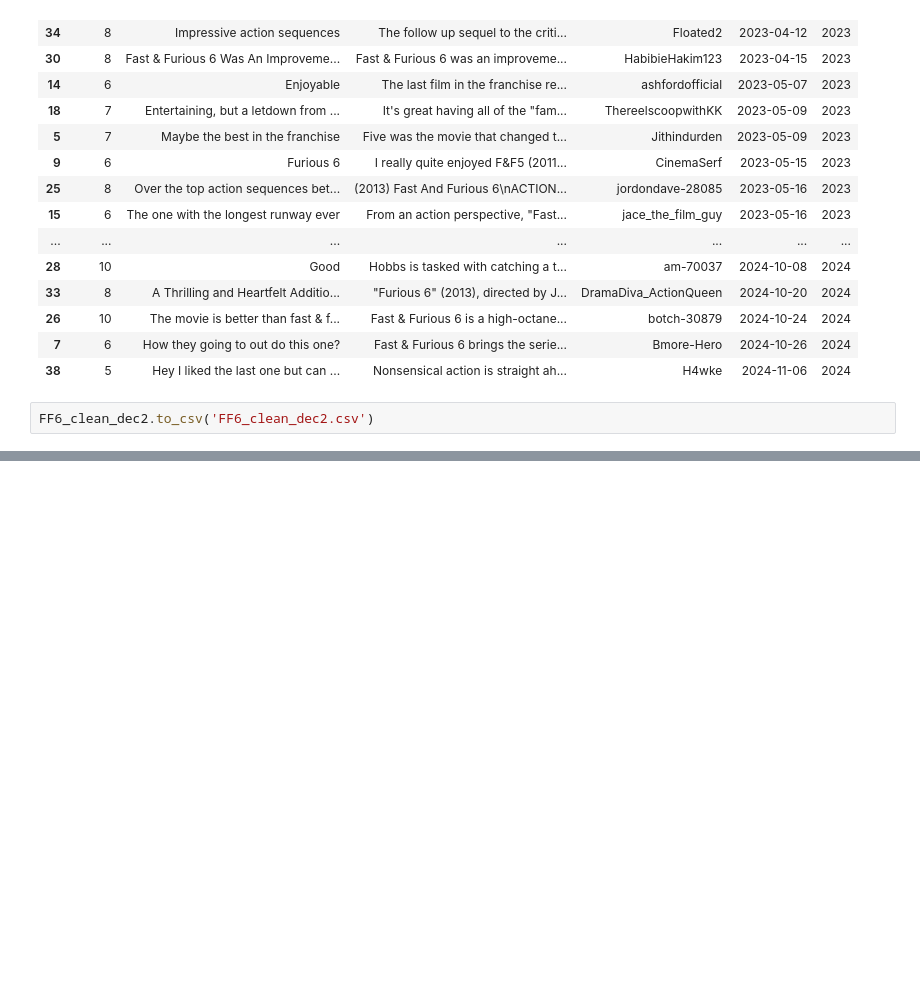
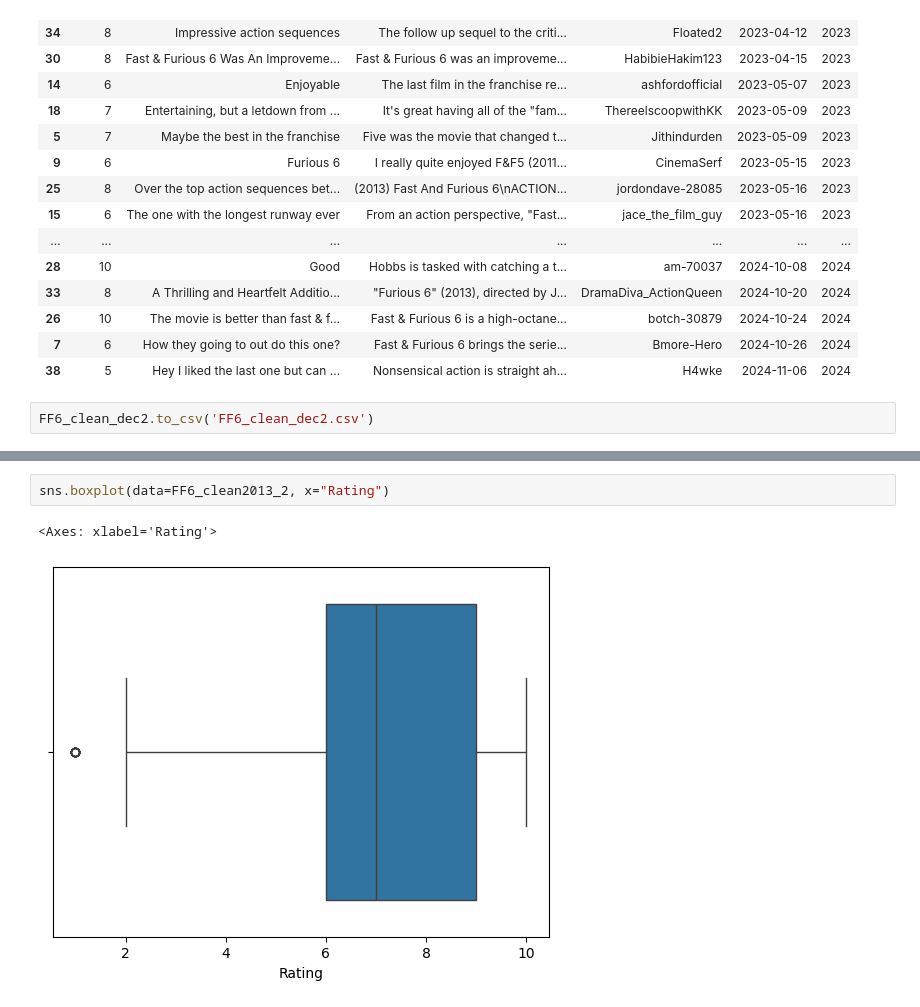
Before and after one commit to pwy7fv/DS-4002-Group-Projects, a Jupyter notebook: Scripts/FF6_clean.ipynb, the cells around one changed output, grey strips where cells are left out. Saved outputs shown, nothing was run; the diff lists cells and outputs as text; blank space fills up the shorter version.

```diff
--- a/Scripts/FF6_clean.ipynb
+++ b/Scripts/FF6_clean.ipynb
@@ -158,0 +224,5 @@ FF6_clean_dec2.to_csv('FF6_clean_dec2.csv')
+# %%
+sns.boxplot(data=FF6_clean2013_2, x="Rating")
+# %% [output]
+<Axes: xlabel='Rating'>
+[figure, added]
```
Also changed, not shown: parts of 5 cells of this notebook, 9 other files.
